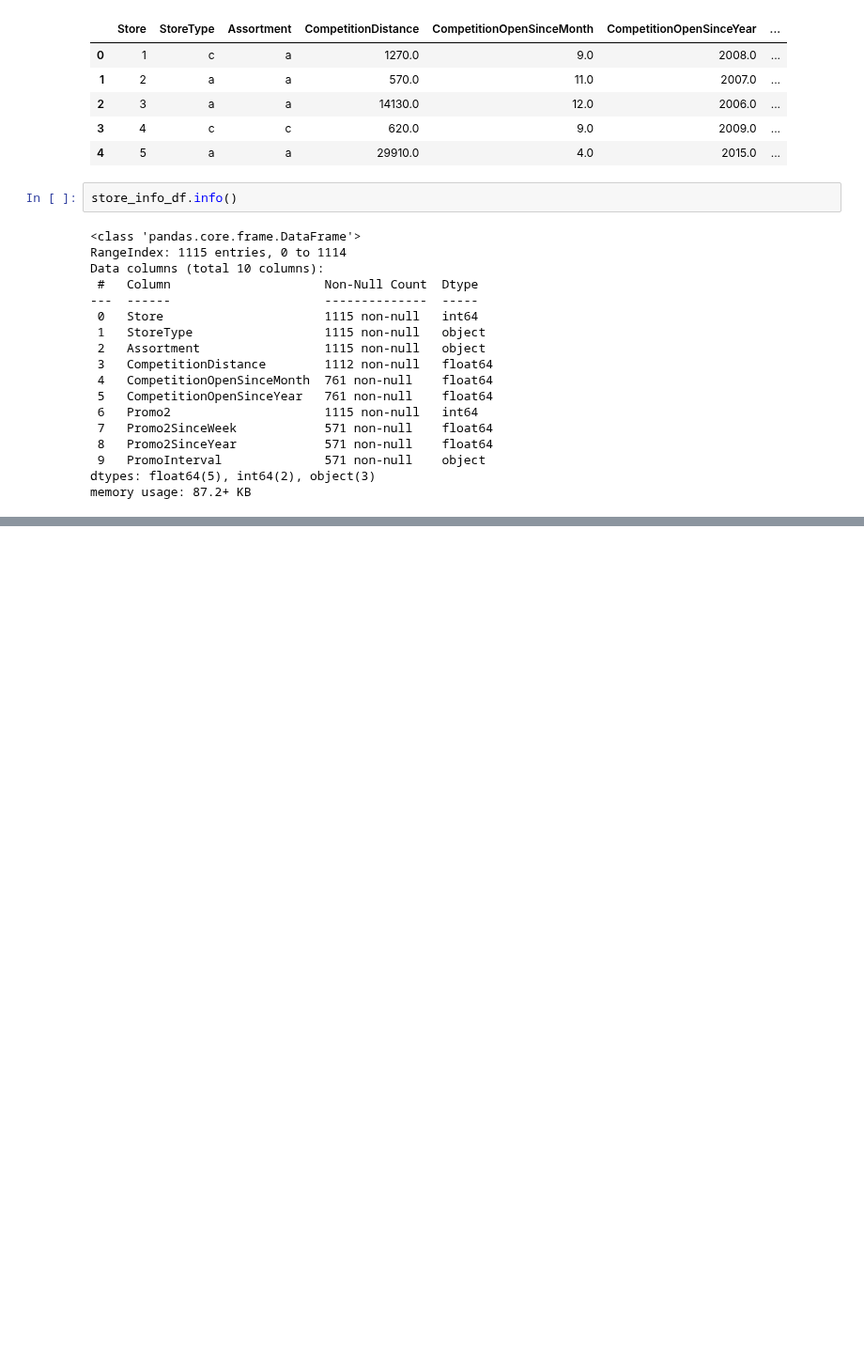
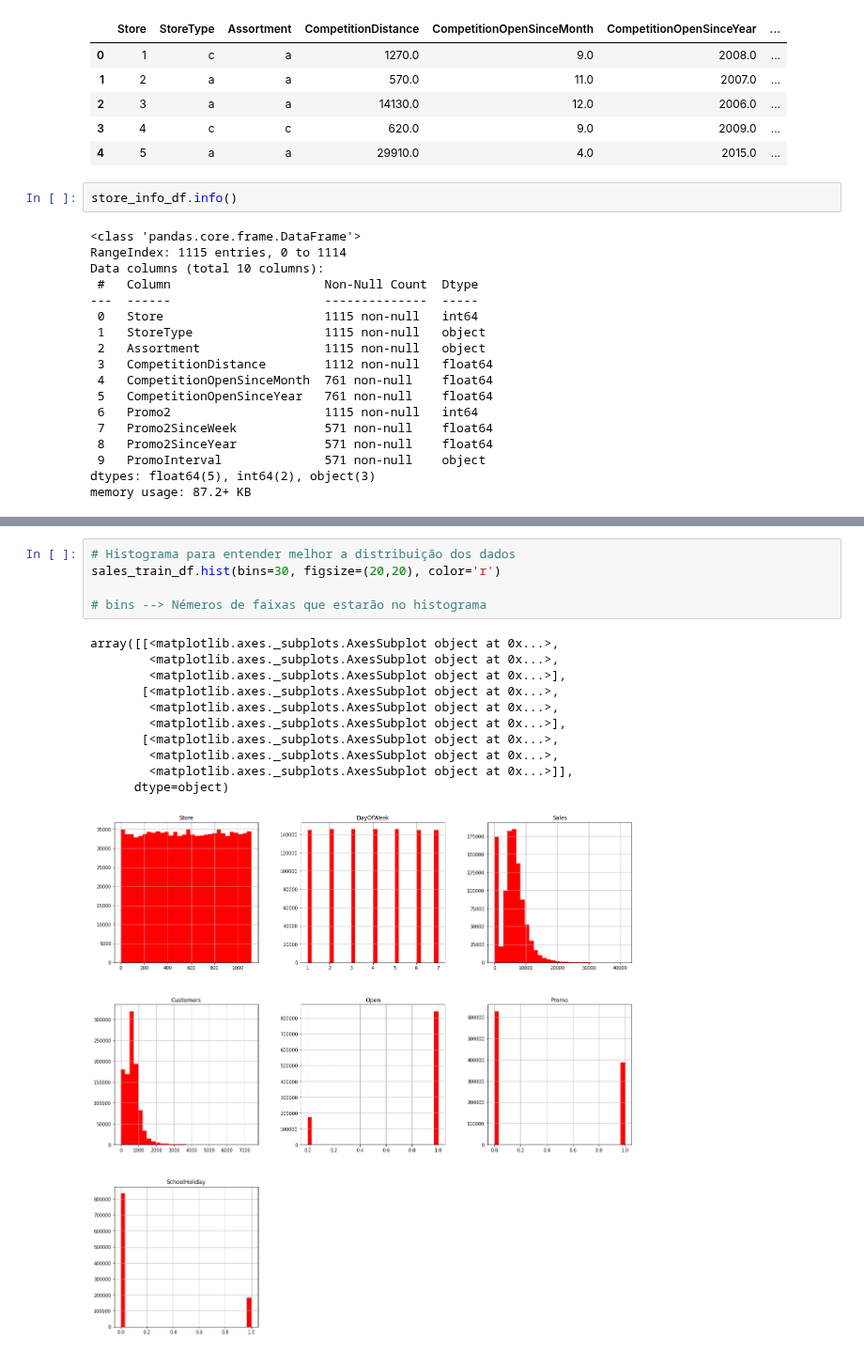
Before and after one commit to Brandao20vtr/projetos, a Jupyter notebook: Analise_Exploratoria_Vendas.ipynb, the cells around one changed output, grey strips where cells are left out. Shown at 94% size. Saved outputs shown, nothing was run; the diff lists cells and outputs as text; blank space fills up the shorter version.

```diff
--- a/Analise_Exploratoria_Vendas.ipynb
+++ b/Analise_Exploratoria_Vendas.ipynb
@@ -163,0 +193,17 @@ store_info_df.describe()
+# %%
+# Histograma para entender melhor a distribuição dos dados
+sales_train_df.hist(bins=30, figsize=(20,20), color='r')
+
+# bins --> Némeros de faixas que estarão no histograma
+# %% [output]
+array([[<matplotlib.axes._subplots.AxesSubplot object at 0x...>,
+        <matplotlib.axes._subplots.AxesSubplot object at 0x...>,
+        <matplotlib.axes._subplots.AxesSubplot object at 0x...>],
+       [<matplotlib.axes._subplots.AxesSubplot object at 0x...>,
+        <matplotlib.axes._subplots.AxesSubplot object at 0x...>,
+        <matplotlib.axes._subplots.AxesSubplot object at 0x...>],
+       [<matplotlib.axes._subplots.AxesSubplot object at 0x...>,
+        <matplotlib.axes._subplots.AxesSubplot object at 0x...>,
+        <matplotlib.axes._subplots.AxesSubplot object at 0x...>]],
+      dtype=object)
+[figure, added]
```
Also changed, not shown: parts of 2 cells of this notebook.
